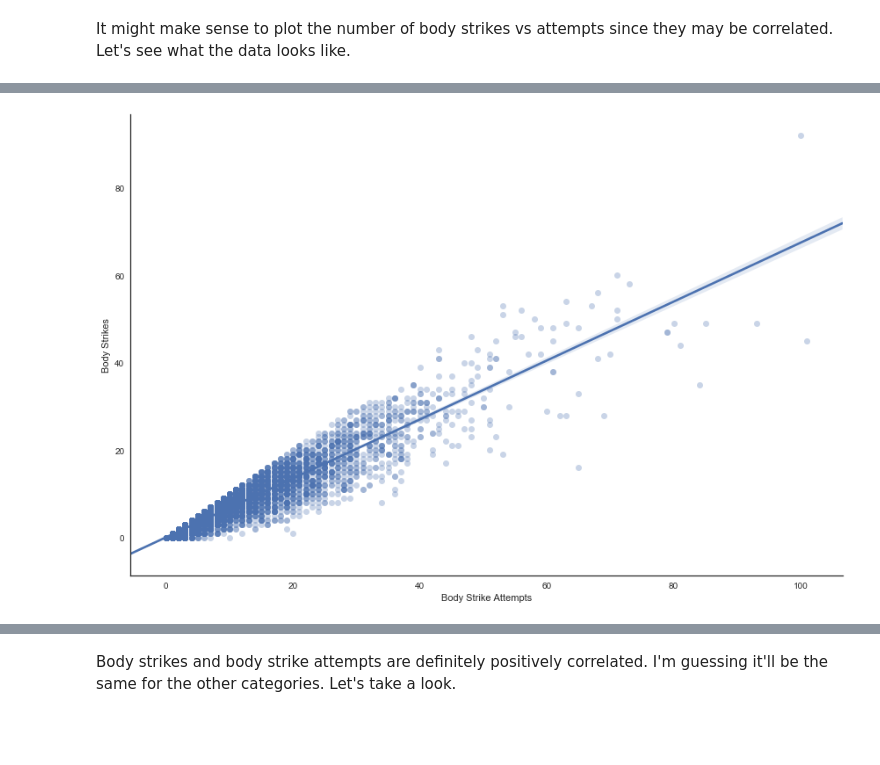
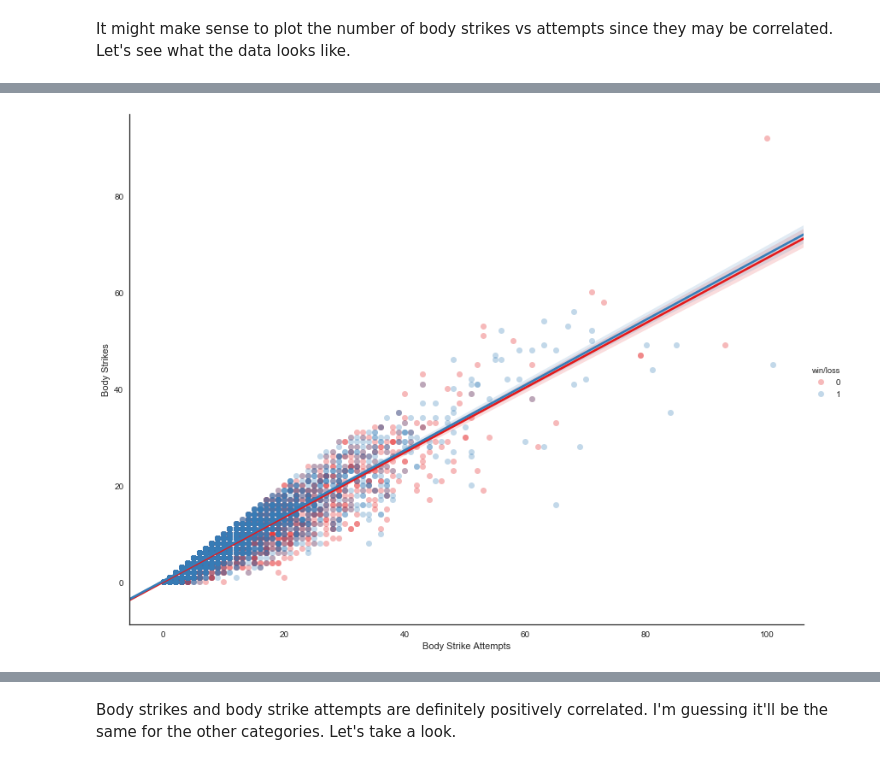
Before and after one commit to cfergusonlee/ufc_fight_analysis, a Jupyter notebook: ufc_analysis.ipynb, the cells around one changed output, grey strips where cells are left out. Cells and saved outputs as stored; diff of their text form; code cells hidden in the pictures; blank space fills up the shorter version.

```diff
--- a/ufc_analysis.ipynb
+++ b/ufc_analysis.ipynb
@@ -182,14 +214,15 @@ fight_df = pd.DataFrame(fight_data.copy())
 
 # Rearranges the columns so the first name, last name and win/loss appear first
 cols = fight_df.columns.tolist()
-cols = cols[6:7] + cols[15:17] + cols[28:29] + cols[:6] + cols[7:15] + cols[17:28]
+cols = cols[15:17] + cols[28:29] + cols[14:15] + cols[:14] + cols[17:28]
+
 fight_df = fight_df[cols]
 
 # Sets the index as the fight_id
 # fight_df.set_index('fight_id', inplace=True)
 
 # Change kd to knock_down for readability
-fight_df.rename(columns={'kd': 'knock_downs'}, inplace=True)
+fight_df.rename(columns={'kd': 'knockdowns'}, inplace=True)
 
 fight_df.to_csv('fights.csv', index=False)
 fight_df.head()
@@ -321,10 +485,16 @@ It might make sense to plot the number of body strikes vs attempts since they ma
 # %%
 #upper_limit = np.percentile(fight_df['body_attempts'].values, 99)
 #fight_df.loc[fight_df.body>upper_limit, 'body_attempts'] = upper_limit
 #plt.figure(figsize=(12,8))
-sns.lmplot('body_attempts', 'body', data=fight_df, scatter_kws={'alpha':.3}, size=8, aspect=1.5)
+sns.lmplot('body_attempts', 'body',
+           data=fight_df,
+           scatter_kws={'alpha':.3},
+           hue='win/loss',
+           palette='Set1',
+           size=9,
+           aspect=1.3)
 plt.xlabel("Body Strike Attempts")
 plt.ylabel("Body Strikes")
 plt.show()
 # %% [output]
-[figure, old version]
+[figure, new version]
```
Also changed, not shown: parts of 77 cells of this notebook, 3 other files.
